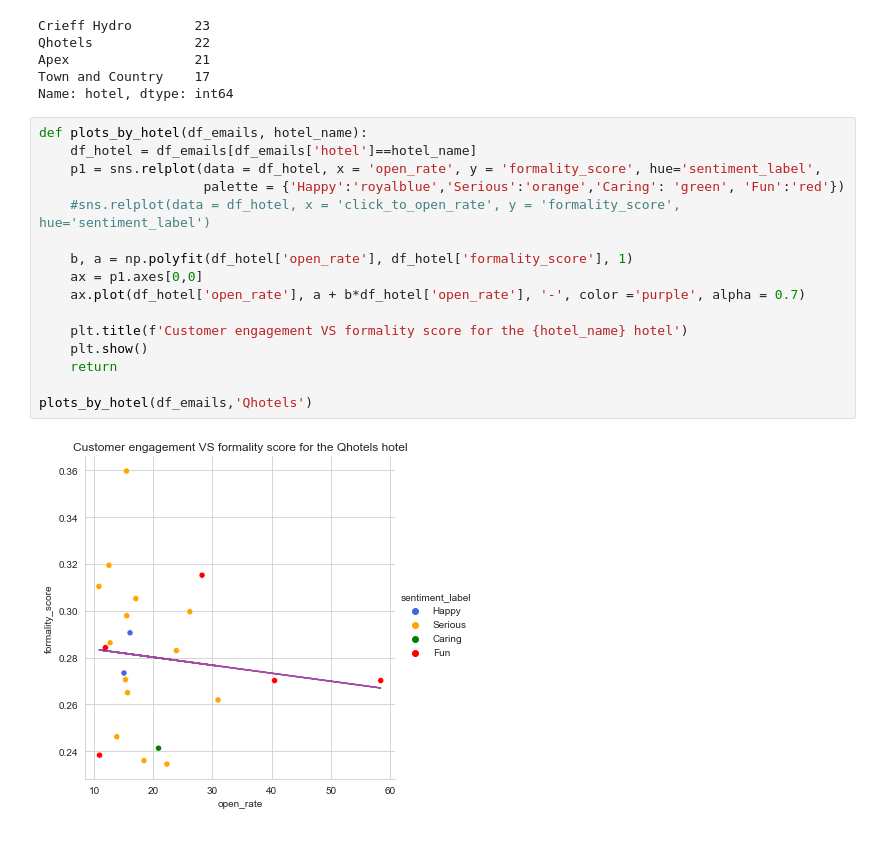
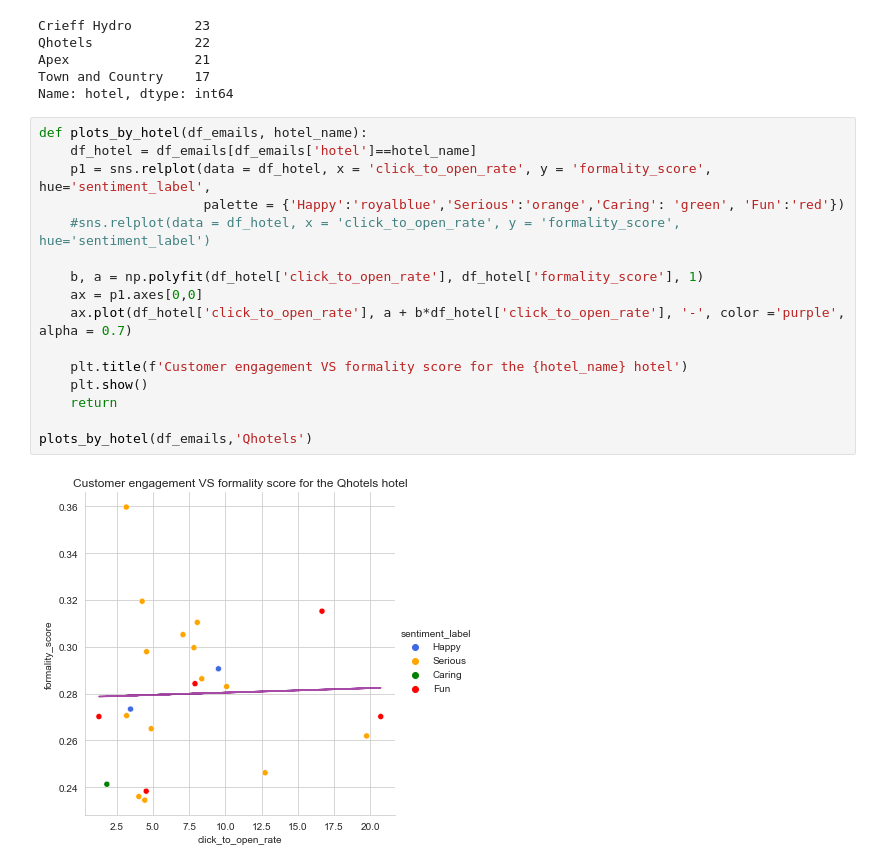
Before and after one commit to WYannis/email-classification-project, a Jupyter notebook: PREDICTION_HOTELS_EMAILS.ipynb, the cells around one changed output. Cells and saved outputs as stored; diff of their text form.

Commit message:
update 1
data privacy

```diff
--- a/PREDICTION_HOTELS_EMAILS.ipynb
+++ b/PREDICTION_HOTELS_EMAILS.ipynb
@@ -273,21 +273,21 @@ Name: hotel, dtype: int64
 # %%
 def plots_by_hotel(df_emails, hotel_name):
     df_hotel = df_emails[df_emails['hotel']==hotel_name]
-    p1 = sns.relplot(data = df_hotel, x = 'open_rate', y = 'formality_score', hue='sentiment_label',
+    p1 = sns.relplot(data = df_hotel, x = 'click_to_open_rate', y = 'formality_score', hue='sentiment_label',
                      palette = {'Happy':'royalblue','Serious':'orange','Caring': 'green', 'Fun':'red'})
     #sns.relplot(data = df_hotel, x = 'click_to_open_rate', y = 'formality_score', hue='sentiment_label')
 
-    b, a = np.polyfit(df_hotel['open_rate'], df_hotel['formality_score'], 1)
+    b, a = np.polyfit(df_hotel['click_to_open_rate'], df_hotel['formality_score'], 1)
     ax = p1.axes[0,0]
-    ax.plot(df_hotel['open_rate'], a + b*df_hotel['open_rate'], '-', color ='purple', alpha = 0.7)
+    ax.plot(df_hotel['click_to_open_rate'], a + b*df_hotel['click_to_open_rate'], '-', color ='purple', alpha = 0.7)
 
     plt.title(f'Customer engagement VS formality score for the {hotel_name} hotel')
     plt.show()
     return
 
 plots_by_hotel(df_emails,'Qhotels')
 # %% [output]
-[figure, old version]
+[figure, new version]
 # %%
 plots_by_hotel(df_emails,'Apex')
 # %% [output]
```
Also changed, not shown: parts of 3 cells of this notebook, 2 other files.
